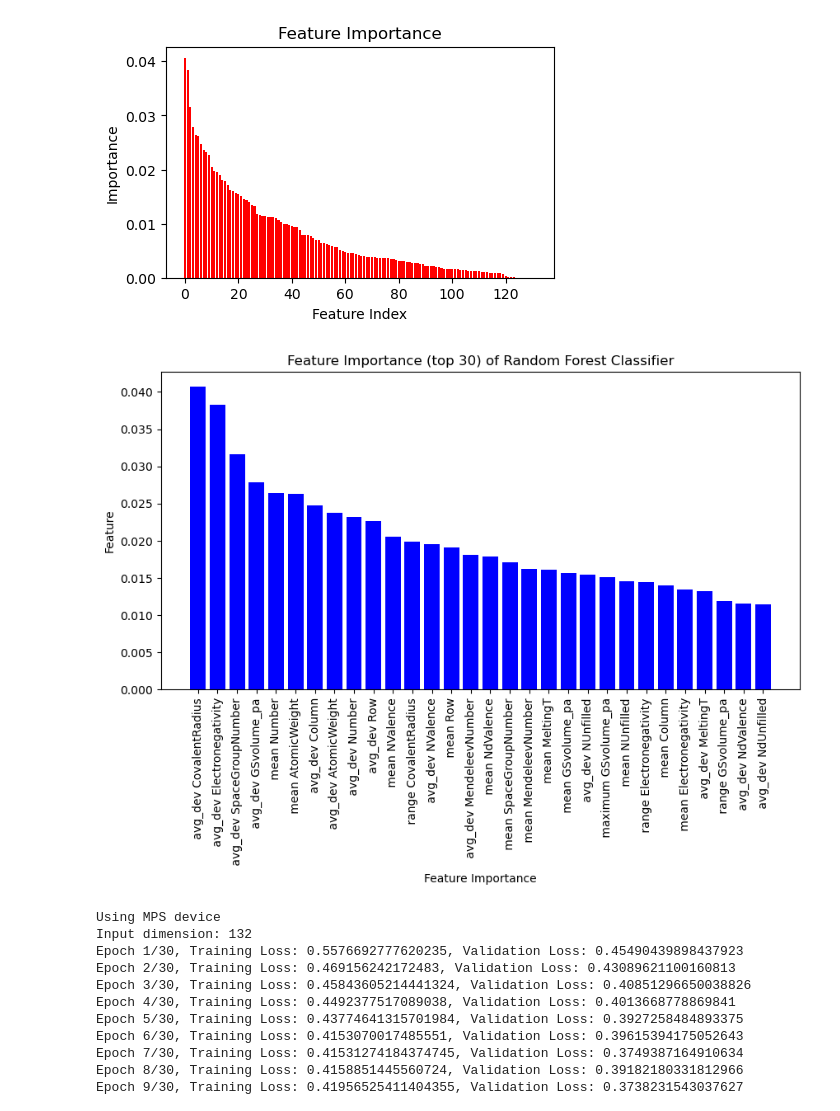
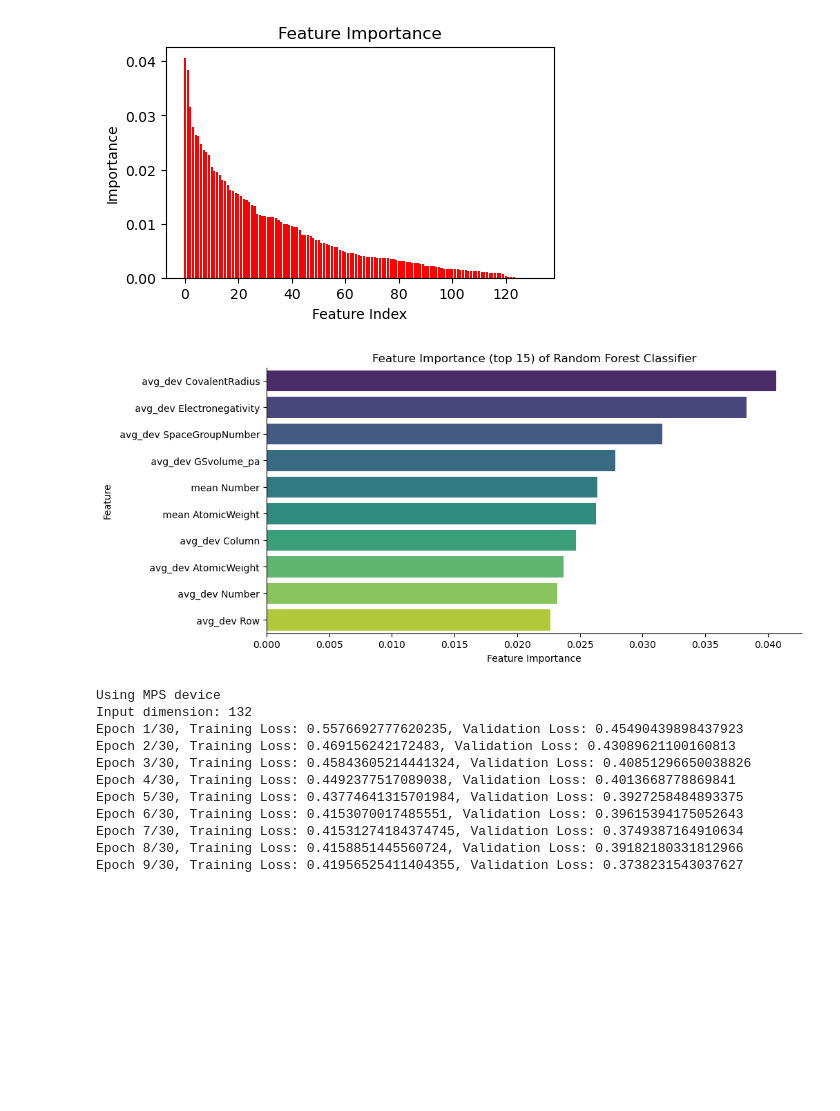
Before and after one commit to abhi0raj/Amorphous-classifier, a Jupyter notebook: main.ipynb, the cells around one changed output. Cells and saved outputs as stored; diff of their text form; code cells hidden in the pictures; blank space fills up the shorter version.

Commit message:
Updated plots

```diff
--- a/main.ipynb
+++ b/main.ipynb
@@ -563,21 +597,22 @@ plt.show()
 # %%
 # match column name to feature index
 feature_importance = pd.DataFrame({'feature': X.columns, 'importance': importances})
 feature_importance.sort_values(by='importance', ascending=False, inplace=True)
 
 #remove MagpieData from the feature names
 feature_importance['feature'] = feature_importance['feature'].str.replace('MagpieData', '')
 
 # Create a bar plot of the top 10 most important features
 plt.figure(figsize=(10, 5))
-plt.bar(feature_importance['feature'][:30], feature_importance['importance'][:30], color='b')
-plt.xticks(rotation=90)
+#plt.bar(feature_importance['feature'][:30], feature_importance['importance'][:30], color='b')
+sns.barplot(x='importance', y='feature', data=feature_importance.head(10), palette='viridis')
 plt.xlabel("Feature Importance")
 plt.ylabel("Feature")
-plt.title("Feature Importance (top 30) of Random Forest Classifier")
+sns.despine()
+plt.title("Feature Importance (top 15) of Random Forest Classifier")
 plt.show()
 # %% [output]
-[figure, old version]
+[figure, new version]
 # %%
 # pytorch neural network
 import torch
```
Also changed, not shown: parts of 10 cells of this notebook, 1 other file.
